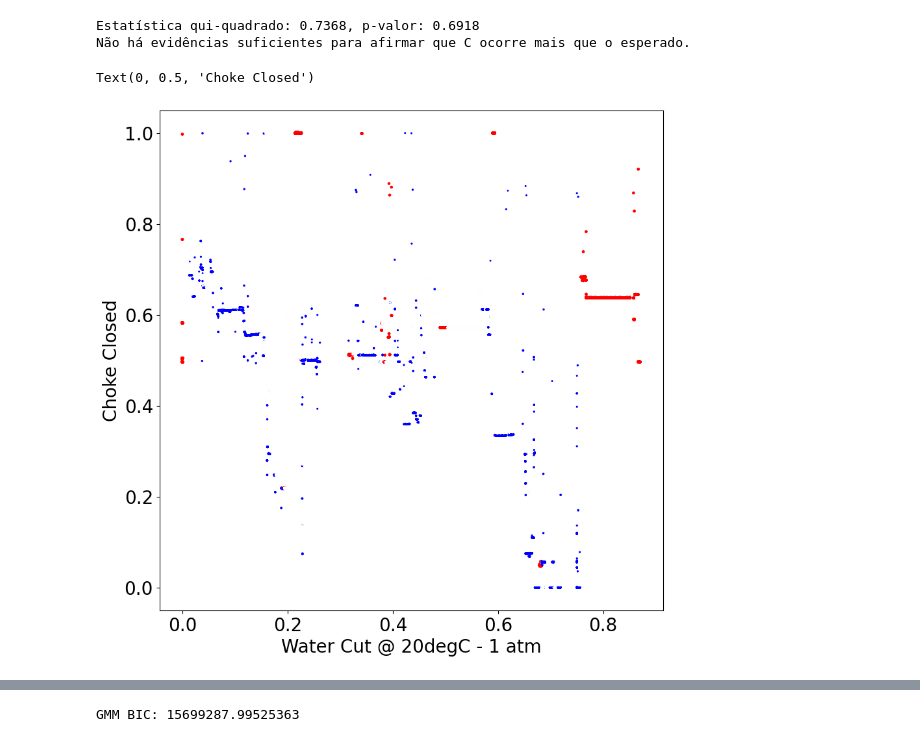
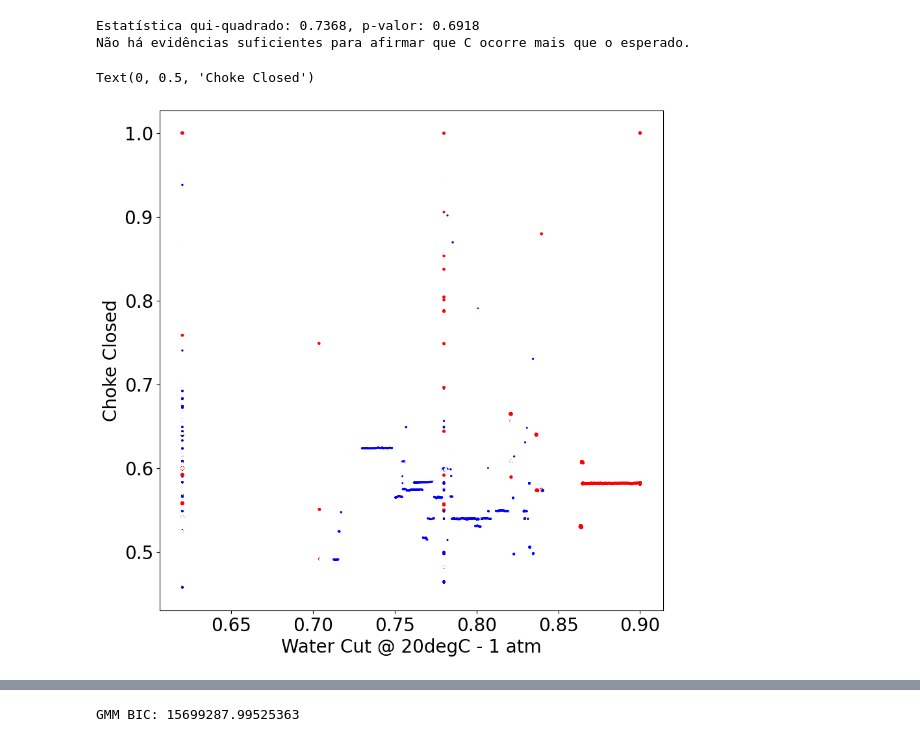
Before and after one commit to RL2-SP3/LISSA, a Jupyter notebook: examples/analise_modelos_hmm_direta.ipynb, the cells around one changed output, grey strips where cells are left out. Drawn from its saved outputs; the diff is of its cells as text; code cells hidden in the pictures.

```diff
--- a/examples/analise_modelos_hmm_direta.ipynb
+++ b/examples/analise_modelos_hmm_direta.ipynb
@@ -195,18 +195,18 @@ for pump in pumpList:
     plt.savefig("../choke_per_watercut/"+pump+".png")
     plt.close()
 # %%
-onlineData = totalData.loc[(totalData["Well_down"]==0) & (totalData["Well Run"]==pumpList[20]) ]
+onlineData = totalData.loc[(totalData["Well_down"]==0) & (totalData["Well Run"]==pumpList[56]) ]
 
 x = onlineData["Water Cut @ 20degC - 1 atm"]#.apply(np.exp))
 y = onlineData["Choke Closed"]#.apply(np.exp))
 
 plt.figure(figsize=(10,10))
 plt.scatter(x,y,c=onlineData["State Radius"],s=onlineData["Radius"],cmap='bwr')
 plt.xlabel("Water Cut @ 20degC - 1 atm")
 plt.ylabel("Choke Closed")
 # plt.savefig("../choke_per_watercut/"+pump+".png")
 # plt.close()
 # %% [output]
 Text(0, 0.5, 'Choke Closed')
-[figure, old version]
+[figure, new version]
 # %%
```
Also changed, not shown: parts of 1 cell of this notebook.
